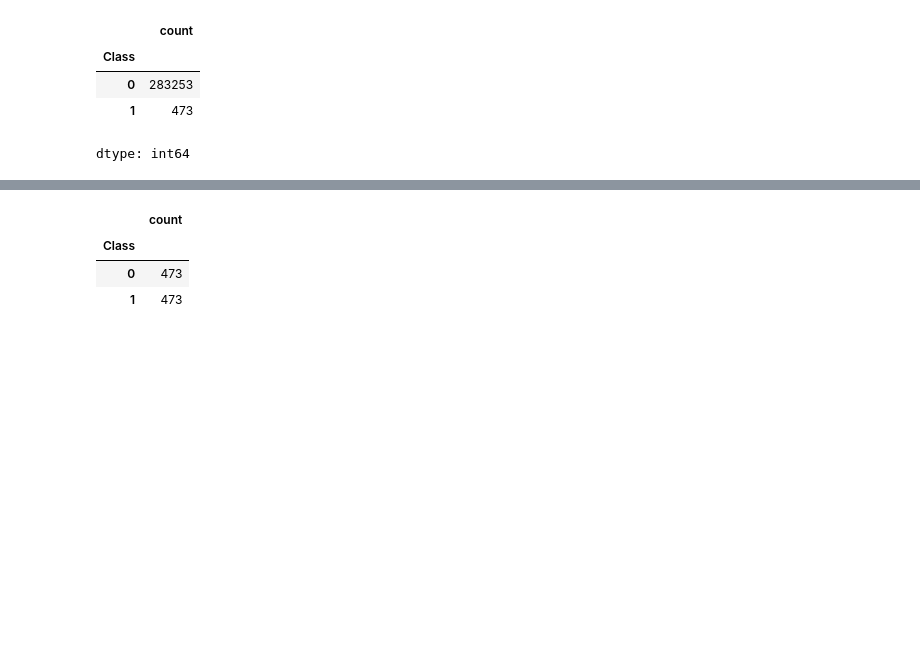
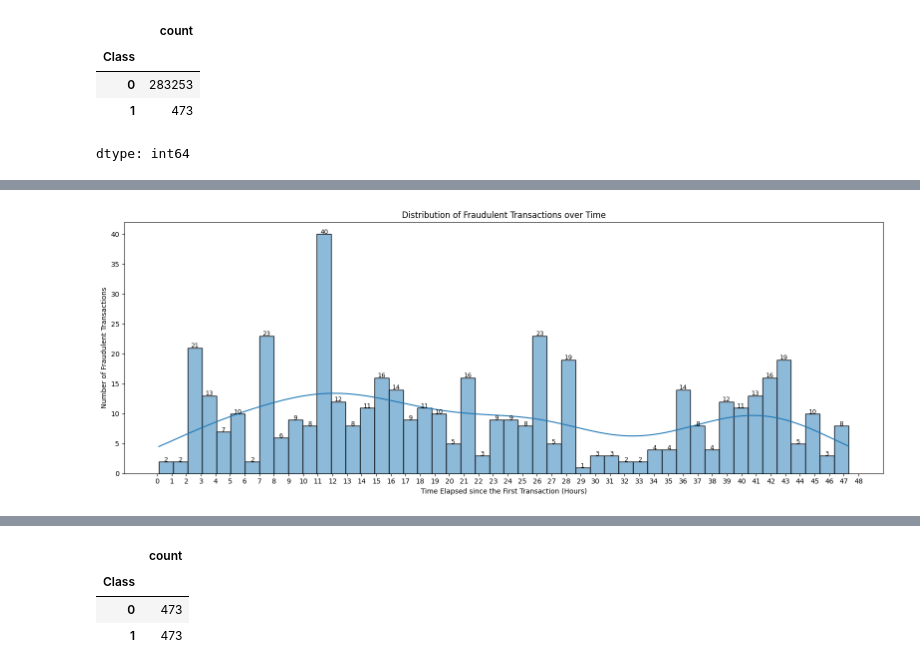
Before and after one commit to Ridah99/Credit-Card-Fraud-Detection, a Jupyter notebook: Credit_Card_Fraud_Detection_.ipynb, the cells around one changed output, grey strips where cells are left out. Saved outputs shown, nothing was run; the diff lists cells and outputs as text; code cells hidden in the pictures; blank space fills up the shorter version.

```diff
--- a/Credit_Card_Fraud_Detection_.ipynb
+++ b/Credit_Card_Fraud_Detection_.ipynb
@@ -219 +204,28 @@ dtype: int64
+# %%
+# Plot the distribution of fradulent transactions over time
+# Convert Time (seconds) to hours elapsed since the first transaction
+# Filter fraud transactions and plot distribution over time
+# Add value labels to show the exact amount of fraud cases in each hour
+
+# Filter fraud transactions
+fraud_df = df[df['Class'] == 1]
+
+# Plot the histogram
+plt.figure(figsize = (16, 6))
+fraud_over_time_plot = sns.histplot(fraud_df, x = 'Hours', bins = 48, kde = True)
+
+# Add count labels above bars
+for patch in fraud_over_time_plot.patches:
+    height = patch.get_height()
+    if height > 0:
+        plt.text(patch.get_x() + patch.get_width() / 2, height + 0.01, int(height), ha ='center', fontsize = 9)
+
+plt.title('Distribution of Fraudulent Transactions over Time')
+plt.xlabel('Time Elapsed since the First Transaction (Hours)')
+plt.ylabel('Number of Fraudulent Transactions')
+plt.xticks(range(0, 49))
+plt.tight_layout()
+plt.show()
+# %% [output]
+[figure, added]
 # %%
```
Also changed, not shown: parts of 67 cells of this notebook.
